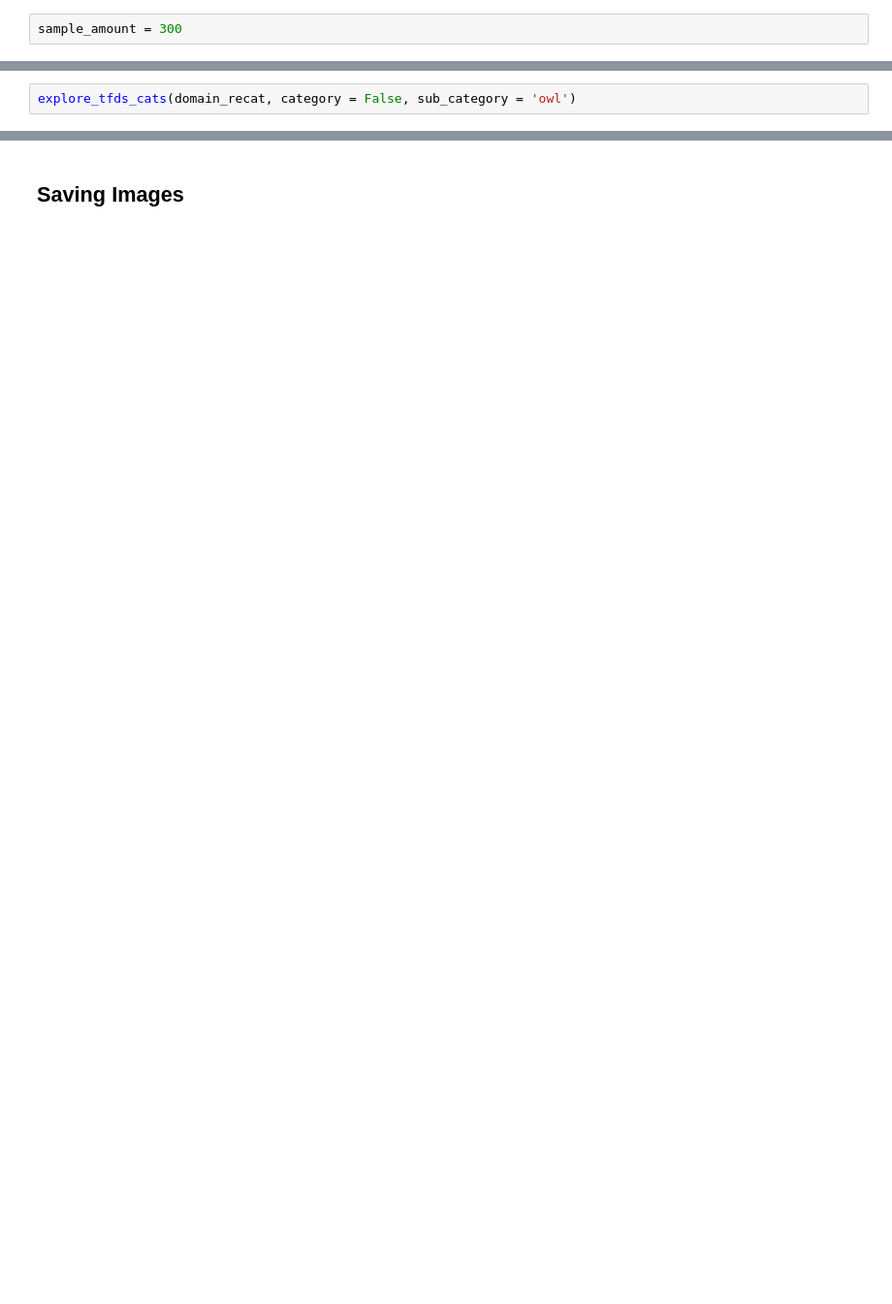
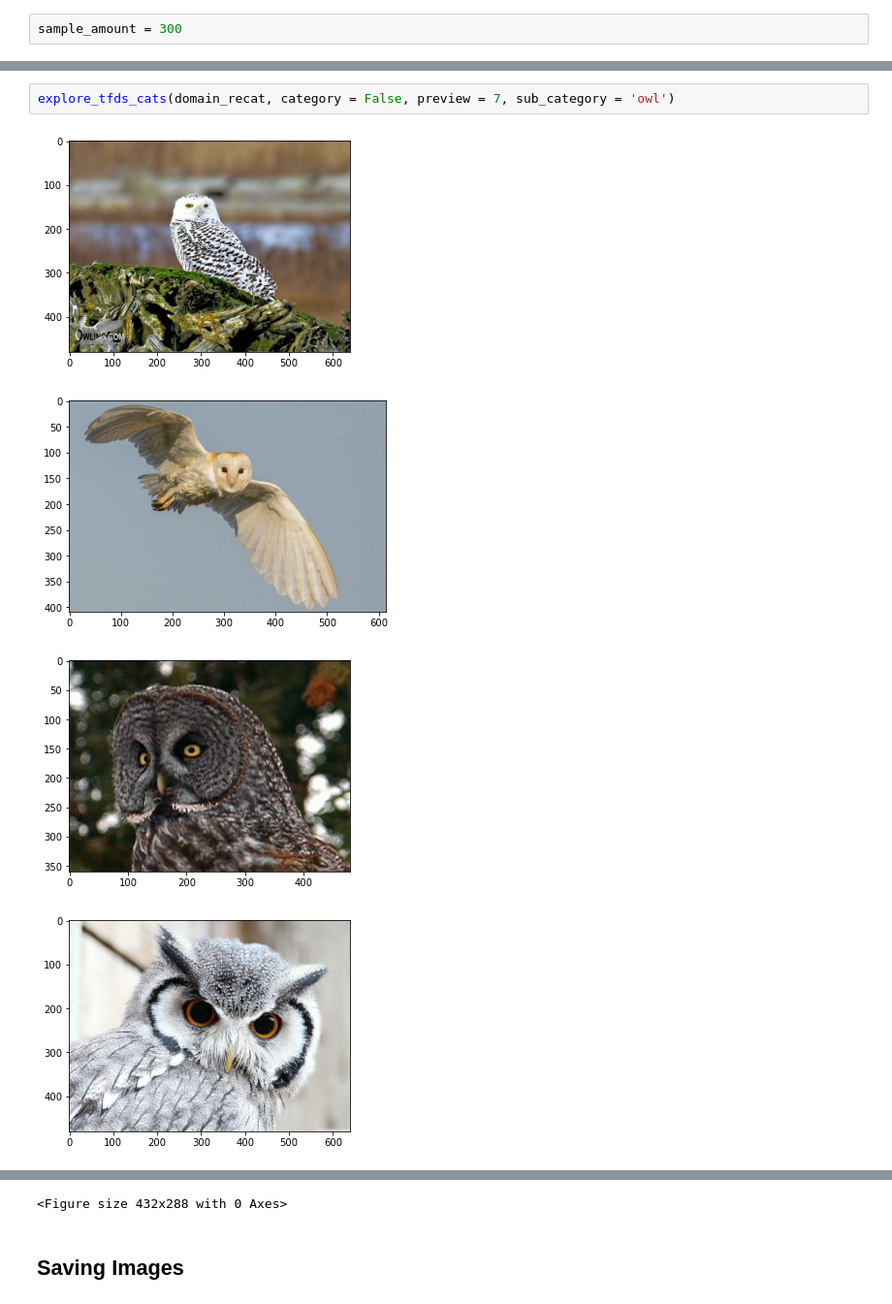
Before and after one commit to fynnweaver/Final_LL_Project, a Jupyter notebook: DataCollection.ipynb, the cells around one changed output, grey strips where cells are left out. Shown at 97% size. Cells and saved outputs as stored; diff of their text form; blank space fills up the shorter version.

```diff
--- a/DataCollection.ipynb
+++ b/DataCollection.ipynb
@@ -225,2 +231,7 @@ plt.bar(new_class_frequency.index, new_class_frequency.values)
 # %%
-explore_tfds_cats(domain_recat, category = False, sub_category = 'owl')
+explore_tfds_cats(domain_recat, category = False, preview = 7, sub_category = 'owl')
+# %% [output]
+[figure, added]
+[figure, added]
+[figure, added]
+[figure, added]
@@ -227,2 +241,3 @@ explore_tfds_cats(domain_recat, category = False, sub_category = 'owl')
+<Figure size 432x288 with 0 Axes>
 # %% [markdown]
 ## Saving Images
```
Also changed, not shown: parts of 18 cells of this notebook, 12 other files.
